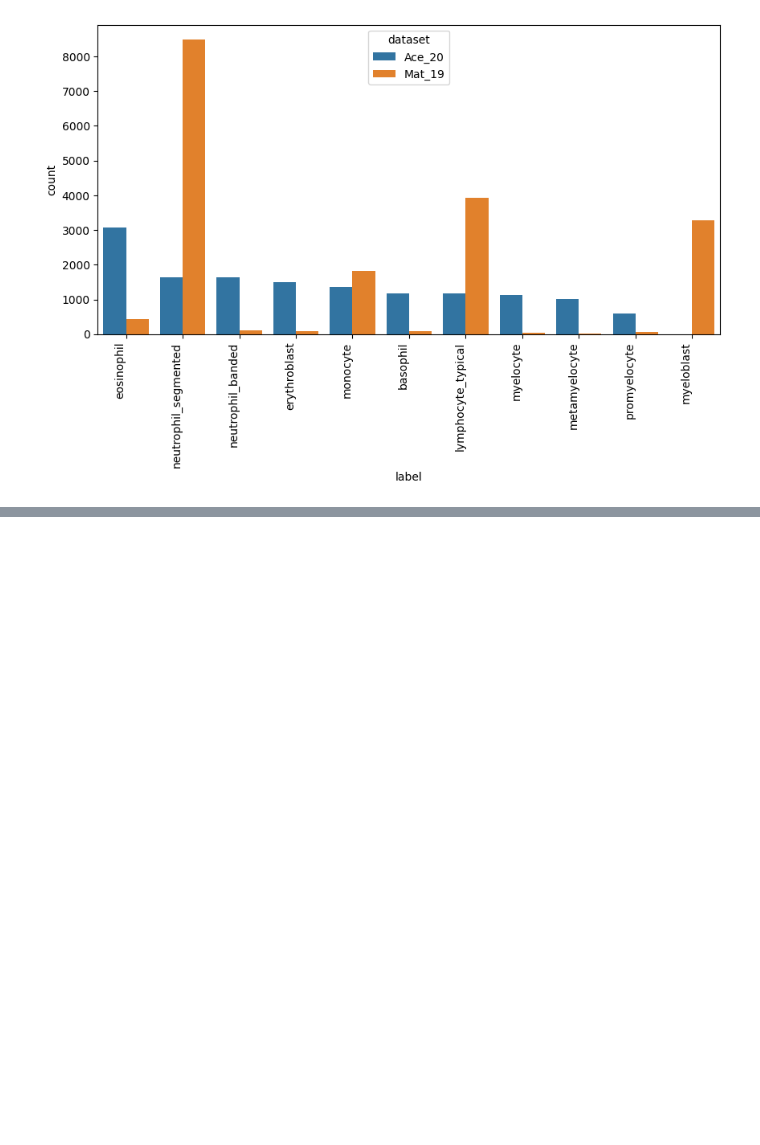
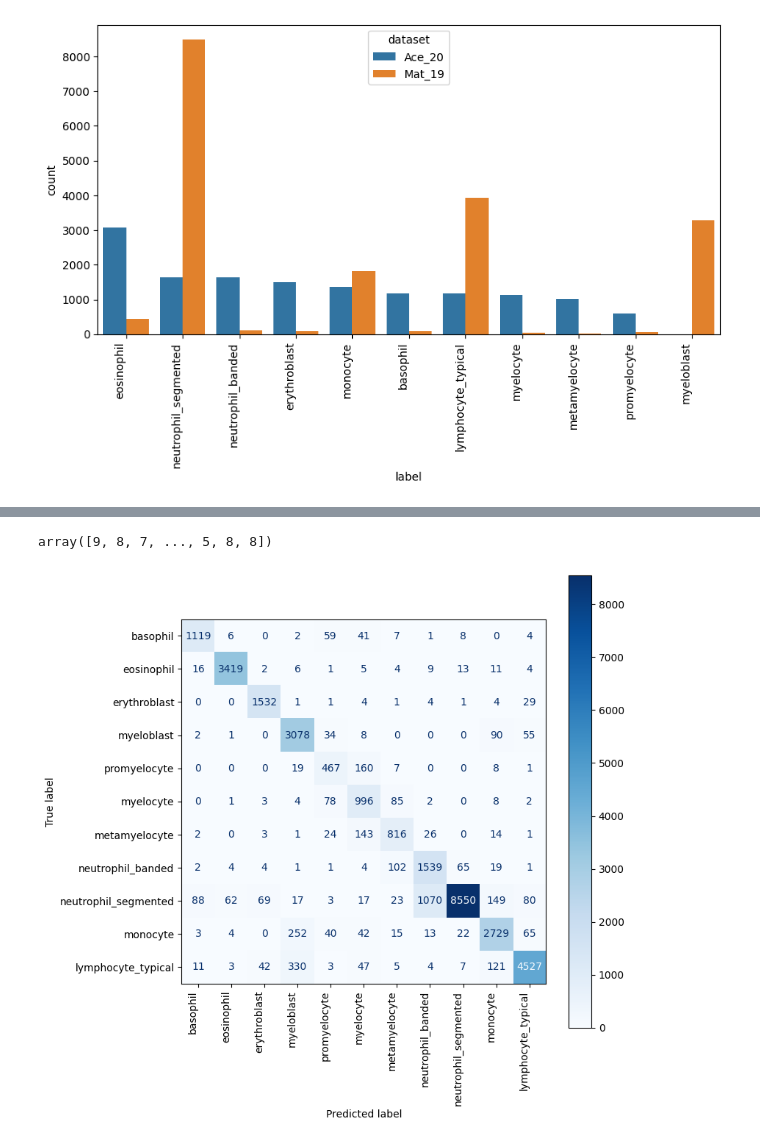
Before and after one commit to starovoitovs/wbc, a Jupyter notebook: metadata.ipynb, the cells around one changed output, grey strips where cells are left out. Cells and saved outputs as stored; diff of their text form; code cells hidden in the pictures; blank space fills up the shorter version.

Commit message:
Training results

```diff
--- a/metadata.ipynb
+++ b/metadata.ipynb
@@ -92,0 +143,29 @@ _ = ax.set_xticks(ax.get_xticks(), ax.get_xticklabels(), rotation=90, ha='right'
+# %%
+# inference
+
+y_pred, y_test = [], []
+
+for item in tqdm(train_source_loader):
+    x_t, labels_t = item[:2]
+    y_test += [*list(labels_t.detach().numpy())]
+    x_t = x_t.to(device)
+    outputs, outputs_adv = classifier(x_t)
+    logits = torch.softmax(outputs, dim=1)
+    y_pred += [*list(logits.argmax(axis=1).detach().cpu().numpy())]
+
+y_pred, y_test = np.array(y_pred), np.array(y_test)
+y_pred
+# %% [output]
+array([9, 8, 7, ..., 5, 8, 8])
+# %%
+import seaborn as sns
+from sklearn.metrics import confusion_matrix, ConfusionMatrixDisplay
+
+fig, ax = plt.subplots(figsize=(8, 8))
+
+cf_matrix = confusion_matrix(y_test,  y_pred)
+disp = ConfusionMatrixDisplay(cf_matrix, display_labels=label_map_all.keys())
+disp.plot(cmap=plt.cm.Blues, ax=ax)
+_ = ax.set_xticks(ax.get_xticks(), ax.get_xticklabels(), rotation=90, ha='right')
+# %% [output]
+[figure, added]
```
Also changed, not shown: parts of 2 cells of this notebook, 3 other files.
